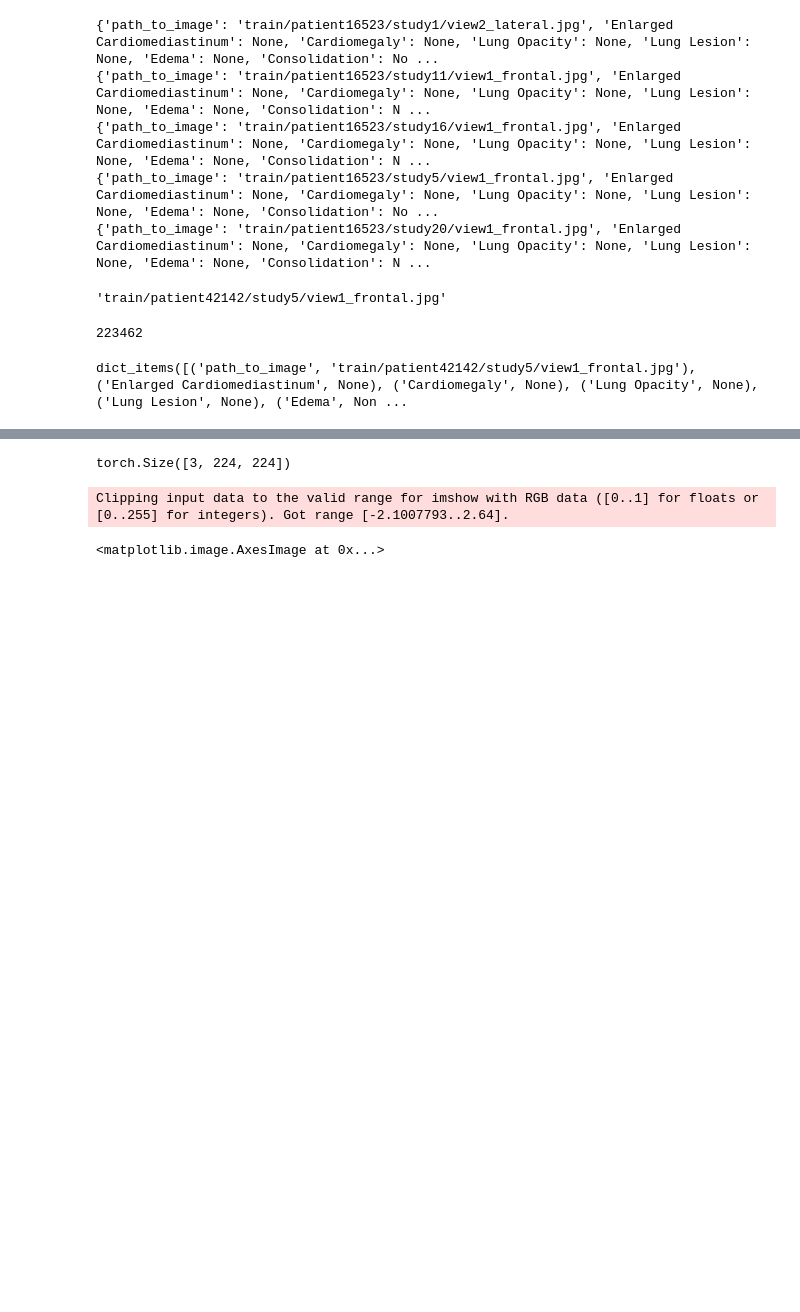
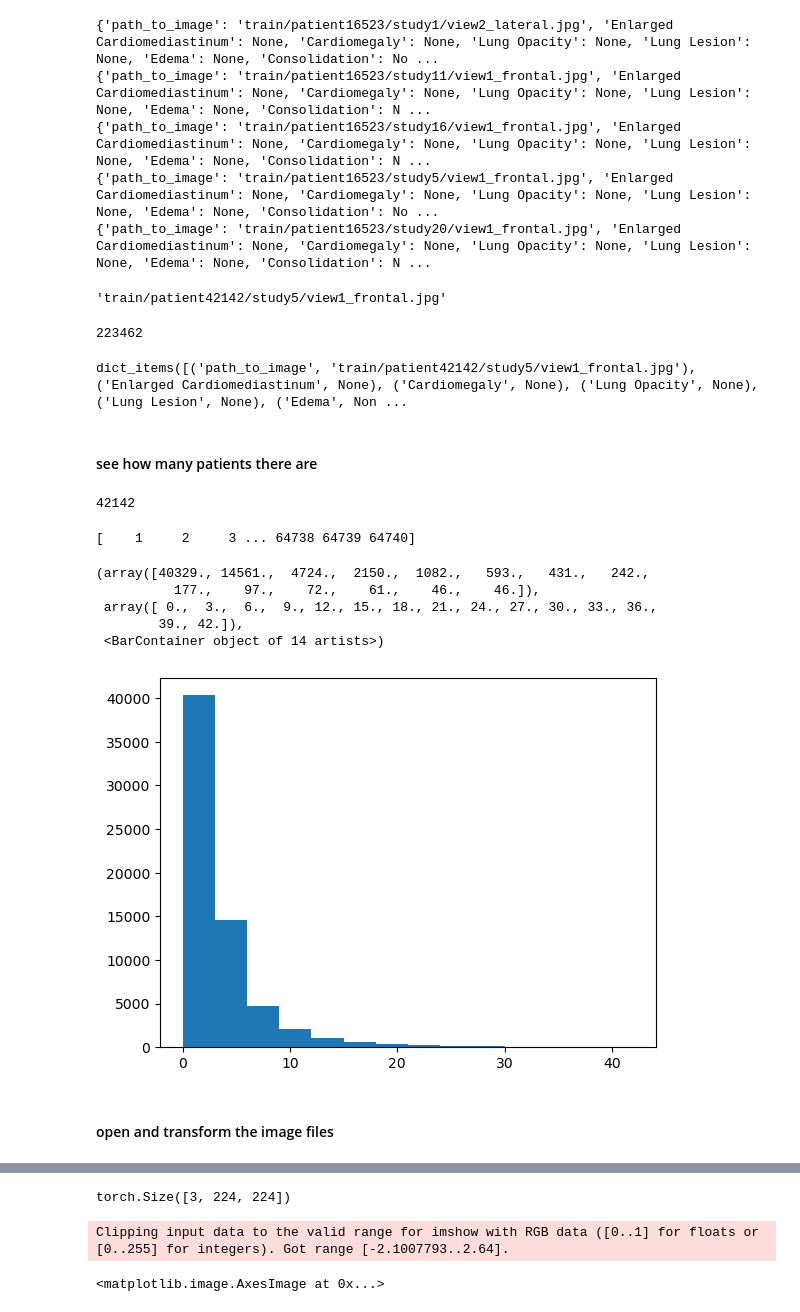
Before and after one commit to zhaizhongyuan/chexpert, a Jupyter notebook: preprocessing.ipynb, the cells around one changed output, grey strips where cells are left out. Saved outputs shown, nothing was run; the diff lists cells and outputs as text; code cells hidden in the pictures; blank space fills up the shorter version.

Commit message:
patient id train val split

```diff
--- a/preprocessing.ipynb
+++ b/preprocessing.ipynb
@@ -104,6 +104,29 @@ len(data)
 data[0].items()
 # %% [output]
 dict_items([('path_to_image', 'train/patient42142/study5/view1_frontal.jpg'), ('Enlarged Cardiomediastinum', None), ('Cardiomegaly', None), ('Lung Opacity', None), ('Lung Lesion', None), ('Edema', Non ...
+# %% [markdown]
+#### see how many patients there are
+# %%
+int(splitext(data[0]['path_to_image'])[0].split('/')[1][7:])
+# %% [output]
+42142
+# %%
+patient_list = []
+for entry_dict in data:
+    patient_list.append(int(splitext(entry_dict['path_to_image'])[0].split('/')[1][7:]))
+uniq_patient_list, uniq_patient_cnt = np.unique(patient_list, return_counts=True)
+print(uniq_patient_list)
+plt.hist(uniq_patient_cnt, bins=np.arange(0, 45, 3))
+# %% [output]
+[    1     2     3 ... 64738 64739 64740]
+(array([40329., 14561.,  4724.,  2150.,  1082.,   593.,   431.,   242.,
+          177.,    97.,    72.,    61.,    46.,    46.]),
+ array([ 0.,  3.,  6.,  9., 12., 15., 18., 21., 24., 27., 30., 33., 36.,
+        39., 42.]),
+ <BarContainer object of 14 artists>)
+[figure, added]
+# %% [markdown]
+#### open and transform the image files
 # %%
 transform = DenseNet121_Weights.DEFAULT.transforms()
 # %%
```
Also changed, not shown: parts of 1 cell of this notebook, 12 other files.
